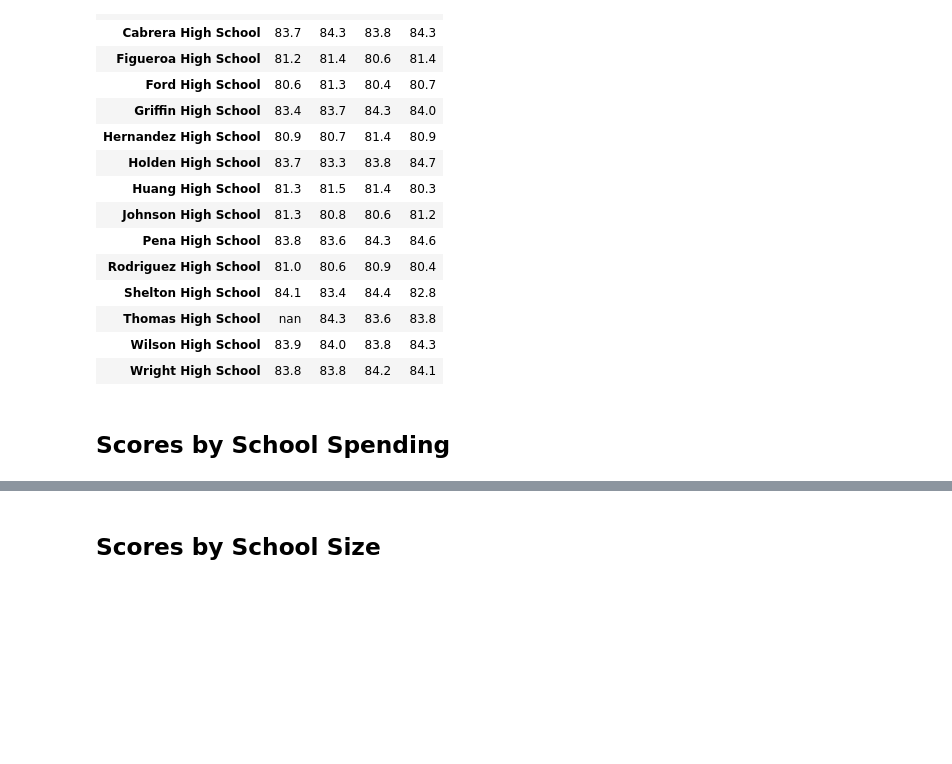
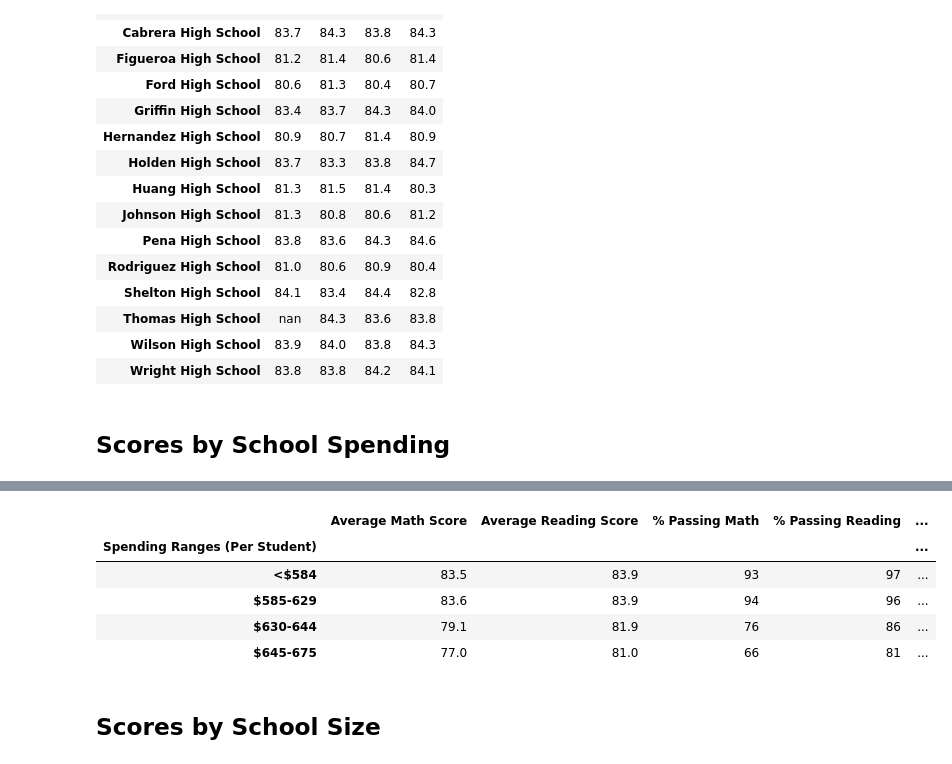
Before and after one commit to taestylobster/School_District_Analysis, a Jupyter notebook: PyCitySchools_Challenge_starter_code.ipynb, the cells around one changed output, grey strips where cells are left out. Saved outputs shown, nothing was run; the diff lists cells and outputs as text; code cells hidden in the pictures; blank space fills up the shorter version.

```diff
--- a/PyCitySchools_Challenge_starter_code.ipynb
+++ b/PyCitySchools_Challenge_starter_code.ipynb
@@ -418,2 +437,36 @@ reading_scores_by_grade
+# %%
+# Calculate averages for the desired columns.
+spending_math_scores = per_school_summary_df.groupby(["Spending Ranges (Per Student)"]).mean()["Average Math Score"]
+
+spending_reading_scores = per_school_summary_df.groupby(["Spending Ranges (Per Student)"]).mean()["Average Reading Score"]
+
+spending_passing_math = per_school_summary_df.groupby(["Spending Ranges (Per Student)"]).mean()["% Passing Math"]
+
+spending_passing_reading = per_school_summary_df.groupby(["Spending Ranges (Per Student)"]).mean()["% Passing Reading"]
+
+overall_passing_spending = per_school_summary_df.groupby(["Spending Ranges (Per Student)"]).mean()["% Overall Passing"]
+# %%
+# Create the DataFrame
+spending_summary_df = pd.DataFrame({"Average Math Score" : spending_math_scores,"Average Reading Score": spending_reading_scores,"% Passing Math": spending_passing_math,"% Passing Reading": spending_passing_reading,"% Overall Passing": overall_passing_spending})
+# %%
+# Format the DataFrame
+spending_summary_df["Average Math Score"] = spending_summary_df["Average Math Score"].map("{:.1f}".format)
+
+spending_summary_df["Average Reading Score"] = spending_summary_df["Average Reading Score"].map("{:.1f}".format)
+
+spending_summary_df["% Passing Math"] = spending_summary_df["% Passing Math"].map("{:.0f}".format)
+
+spending_summary_df["% Passing Reading"] = spending_summary_df["% Passing Reading"].map("{:.0f}".format)
+
+spending_summary_df["% Overall Passing"] = spending_summary_df["% Overall Passing"].map("{:.0f}".format)
+
+spending_summary_df
+# %% [output]
+|  | Average Math Score | Average Reading Score | % Passing Math | % Passing Reading | ... |
+| Spending Ranges (Per Student) |  |  |  |  | ... |
+| <$584 | 83.5 | 83.9 | 93 | 97 | ... |
+| $585-629 | 83.6 | 83.9 | 94 | 96 | ... |
+| $630-644 | 79.1 | 81.9 | 76 | 86 | ... |
+| $645-675 | 77.0 | 81.0 | 66 | 81 | ... |
 # %% [markdown]
 ## Scores by School Size
```
Also changed, not shown: parts of 19 cells of this notebook.
